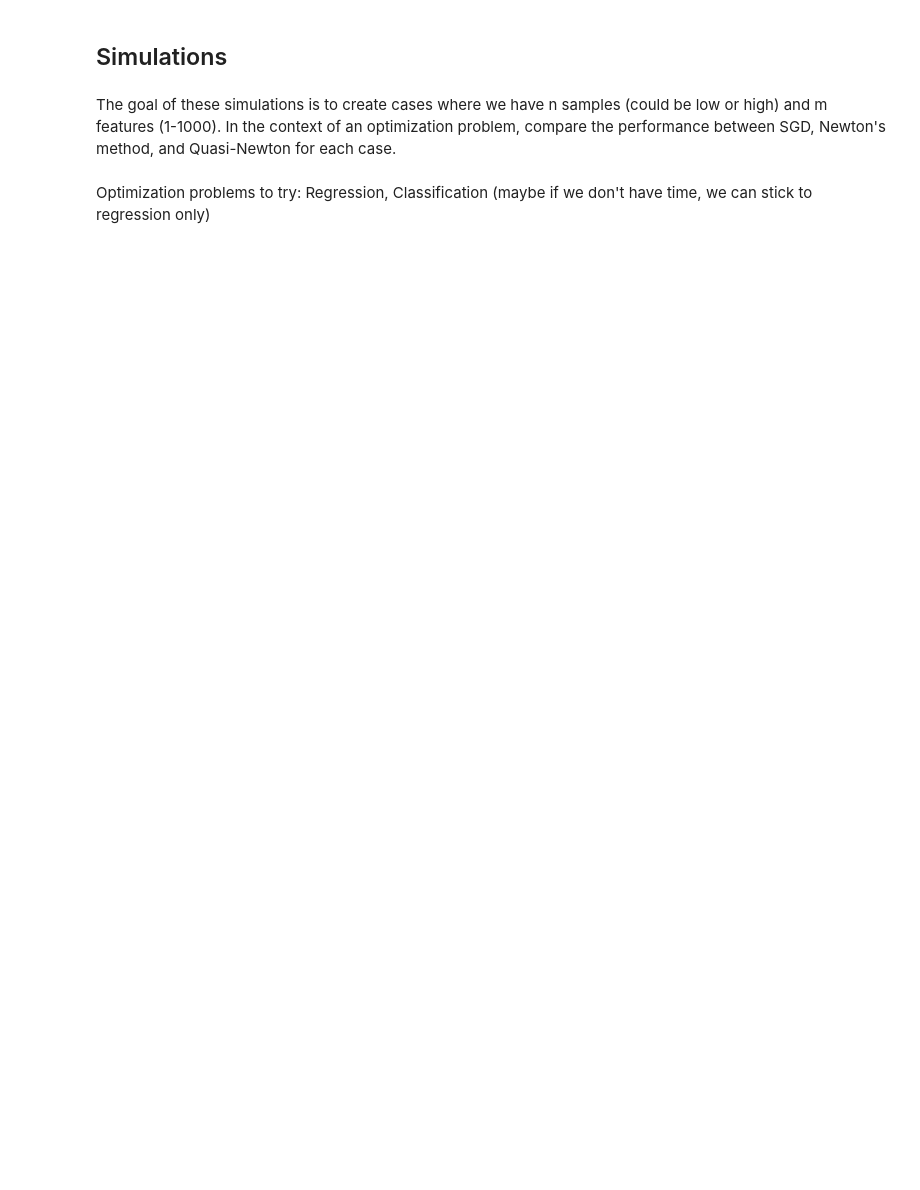
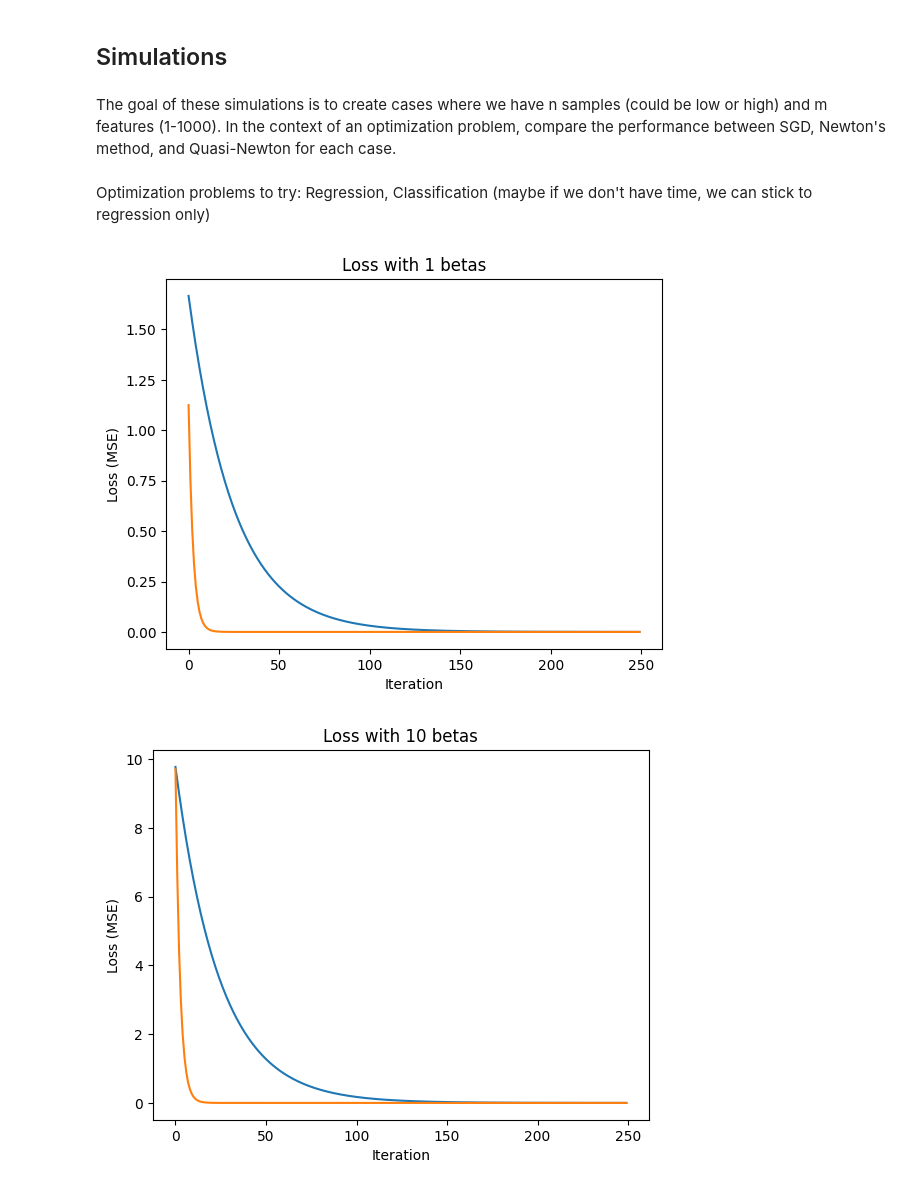
Before and after one commit to ryanhammonds/dsc210, a Jupyter notebook: project/Optimization Work.ipynb, the cells around one changed output. Cells and saved outputs as stored; diff of their text form; code cells hidden in the pictures; blank space fills up the shorter version.

```diff
--- a/project/Optimization Work.ipynb
+++ b/project/Optimization Work.ipynb
@@ -115,7 +115,7 @@ class LinearRegression(torch.nn.Module):
 
 
 def train_model(X, y, method='SGD', lr=0.01, n_epochs=1000, opt_kwargs=None):
-    """Train various nn models.
+    """Train various gradient descent algorithms.
 
     Parameters
     ----------
@@ -157,7 +157,7 @@ def train_model(X, y, method='SGD', lr=0.01, n_epochs=1000, opt_kwargs=None):
     # Time
     start = time.time()
 
-    # A step function needed for LBFGS
+    # Closure step function needed for LBFGS
     def closure():
 
         # Zero gradients
@@ -196,8 +196,10 @@ def train_model(X, y, method='SGD', lr=0.01, n_epochs=1000, opt_kwargs=None):
 
 
 def test_train_model():
+
     """Test 1 beta and 10 beta cases."""
     N = 100
+
     for M in [1, 10]:
 
         X, b, y = sim_lm(N, M)
@@ -210,16 +212,3 @@ def test_train_model():
 
 
 test_train_model()
-# %%
-# Simulate
-N = 100
-M = 10
-
-X, b, y = sim_lm(N, M)
-
-model_lbfgs, loss_hist_lbfgs, elapsed_lbfgs = train_model(X, y, method='LBFGS')
-model, loss_hist, elapsed = train_model(X, y, method='SGD')
-
-plt.plot(loss_hist, label=f'SGD\nelapsed time = {elapsed}')
-plt.plot(loss_hist_lbfgs, label=f'LBFGS\nelapsed time = {elapsed_lbfgs}')
-plt.legend();
@@ -289,0 +292,13 @@ for m in range(1, 1001):
+# %%
+# Loss starts higher as betas increases, but rate of descent is similar
+#   We could quantify rate of convergence as the exponential decay rate of loss
+for i in range(3):
+    plt.figure(i)
+    plt.title(f'Loss with {ms[i]} betas')
+    plt.plot(loss_history['sgd'][i].mean(axis=0))
+    plt.plot(loss_history['lbfgs'][i].mean(axis=0))
+    plt.ylabel('Loss (MSE)')
+    plt.xlabel('Iteration')
+# %% [output]
+[figure, added]
+[figure, added]
```
Also changed, not shown: parts of 9 cells of this notebook.
